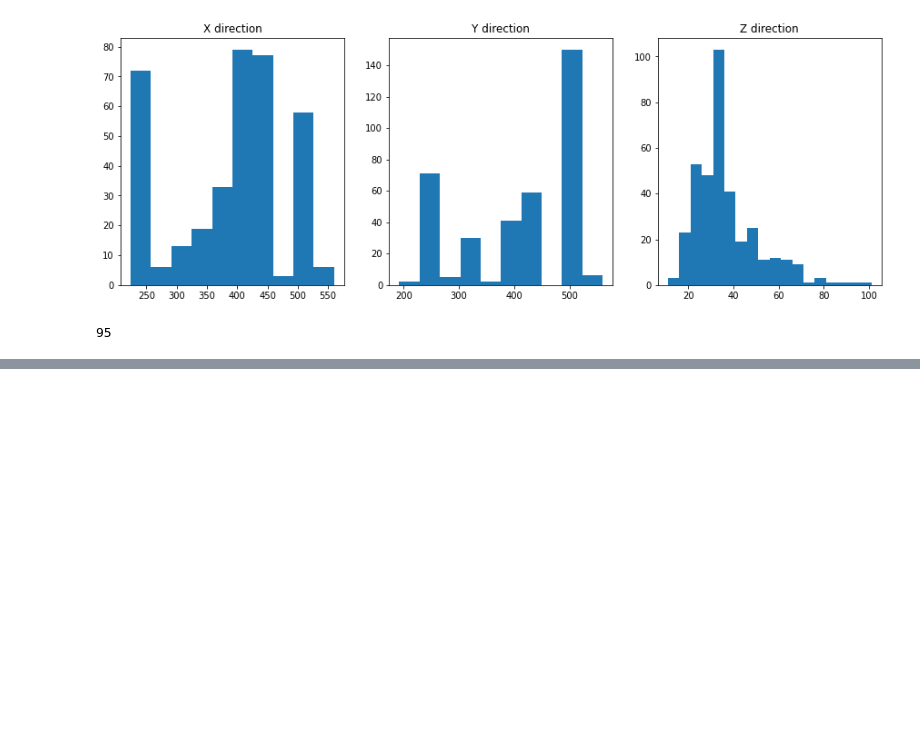
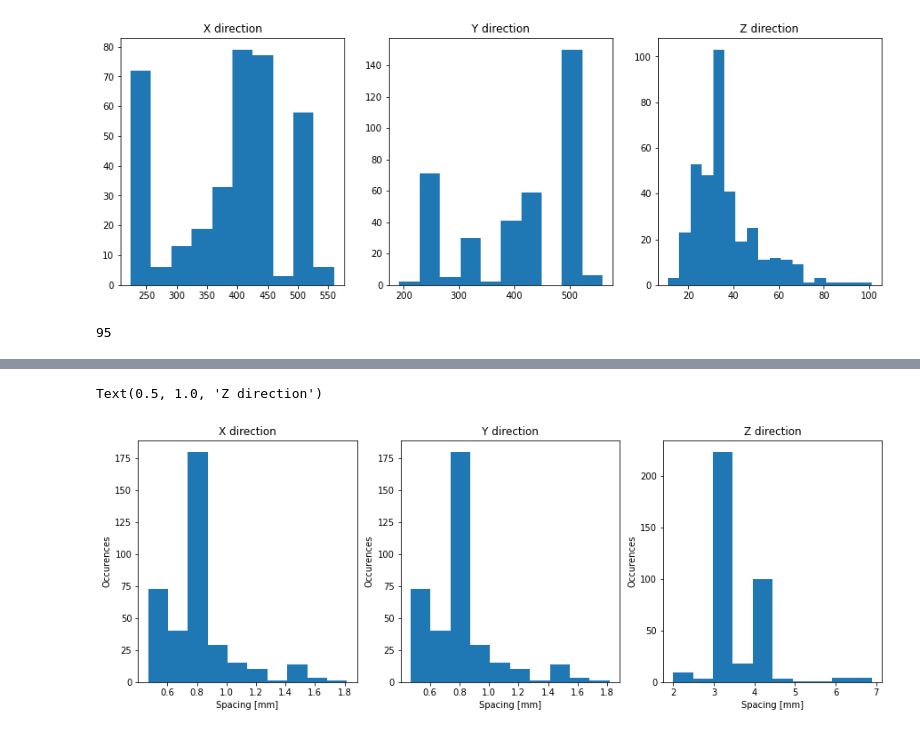
Before and after one commit to gift-surg/FetalBrainSegmentation_MONAI, a Jupyter notebook: notebooks/dataset_size.ipynb, the cells around one changed output, grey strips where cells are left out. Drawn from its saved outputs; the diff is of its cells as text; code cells hidden in the pictures; blank space fills up the shorter version.

```diff
--- a/notebooks/dataset_size.ipynb
+++ b/notebooks/dataset_size.ipynb
@@ -41,7 +42,7 @@ print(len(train_files))
 # %%
 dim_x, dim_y, dim_z = [], [], []
 for t in train_files:
-    filename = t['img']
+    filename = t["image"]
     img_nii = nib.load(filename)
     img_shape = img_nii.shape
     dim_x.append(img_shape[0])
@@ -73,0 +77,11 @@ print(cases_below_36)
+# %%
+sx, sy, sz = [], [], []
+for t in train_files:
+    filename = t["image"]
+    img_nii = nib.load(filename)
+    img_pixdim = img_nii.header["pixdim"]
+    img_dim = img_nii.header["dim"]
+    print(f"dim = {img_dim}, pixdim ={img_pixdim}")
+    sx.append(img_pixdim[1])
+    sy.append(img_pixdim[2])
+    sz.append(img_pixdim[3])
@@ -73,0 +106,23 @@ print(cases_below_36)
+# %%
+plt.figure(figsize=(15, 5))
+plt.subplot(131)
+plt.hist(sx)
+plt.xlabel("Spacing [mm]")
+plt.ylabel("Occurences")
+plt.title("X direction")
+
+plt.subplot(132)
+plt.hist(sy)
+plt.xlabel("Spacing [mm]")
+plt.ylabel("Occurences")
+plt.title("Y direction")
+
+plt.subplot(133)
+binwidth = 5
+plt.hist(sz)
+plt.xlabel("Spacing [mm]")
+plt.ylabel("Occurences")
+plt.title("Z direction")
+# %% [output]
+Text(0.5, 1.0, 'Z direction')
+[figure, added]
```
Also changed, not shown: parts of 3 cells of this notebook, 3 other files.
